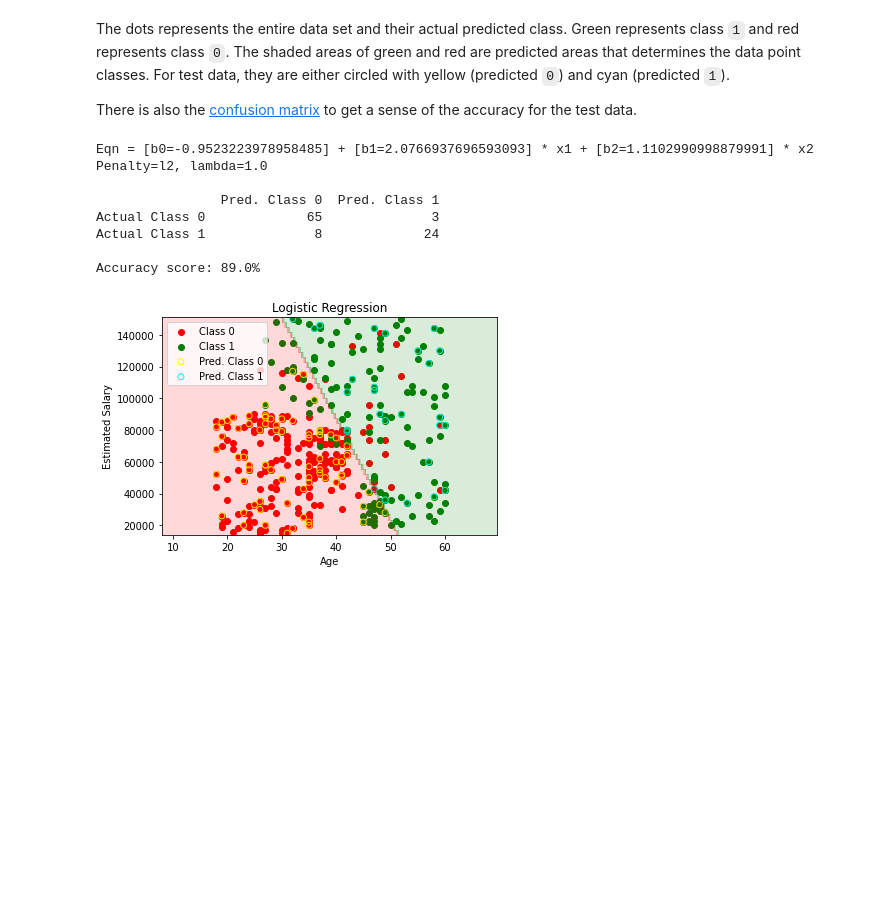
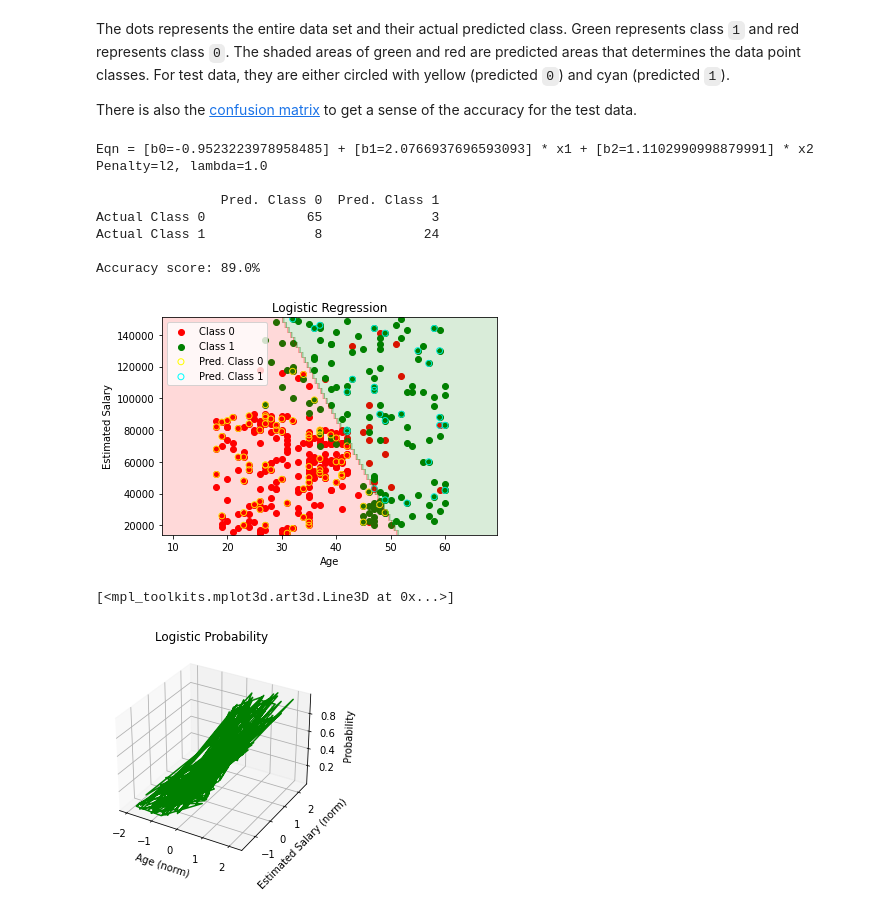
Before and after one commit to oooookk7/machine-learning-a-to-z, a Jupyter notebook: 03/logistic_regression.ipynb, the cells around one changed output. Drawn from its saved outputs; the diff is of its cells as text; code cells hidden in the pictures; blank space fills up the shorter version.

Commit message:
Update logistic regression with hypothesis function

```diff
--- a/03/logistic_regression.ipynb
+++ b/03/logistic_regression.ipynb
@@ -86,30 +86,41 @@ cm = confusion_matrix(y_test, y_prediction)
 
 print(f'Eqn = [b0={model.intercept_[0]}] + [b1={model.coef_[0][0]}] * x1 + [b2={model.coef_[0][1]}] * x2')
 print(f'Penalty={model.get_params()["penalty"]}, lambda={1 / model.get_params()["C"]} \n')
 
 print(pd.DataFrame(cm, columns=['Pred. Class 0', 'Pred. Class 1'], index=['Actual Class 0', 'Actual Class 1']), '\n')
 print(f'Accuracy score: {accuracy_score(y_test, y_prediction) * 100}%')
 
 plt.scatter(x_0['x'], x_0['y'], color='red', label='Class 0')
 plt.scatter(x_1['x'], x_1['y'], color='green', label='Class 1')
 
 plt.scatter(x_test_0['x'], x_test_0['y'], facecolors='none', edgecolors='yellow', label='Pred. Class 0')
 plt.scatter(x_test_1['x'], x_test_1['y'], facecolors='none', edgecolors='cyan', label='Pred. Class 1')
 
 plt.contourf(x1, x2, z, alpha = 0.15, cmap=ListedColormap(('red', 'green')))
 
 plt.title('Logistic Regression')
 plt.xlabel('Age')
 plt.ylabel('Estimated Salary')
 plt.legend()
 plt.show()
+
+# >= 0.5 for 1 and < 0.5 for 0
+plt.figure()
+ax = plt.axes(projection='3d')
+ax.set_title('Logistic Probability')
+ax.set_xlabel('Age (norm)', linespacing=3.2)
+ax.set_ylabel('Estimated Salary (norm)', linespacing=3.1)
+ax.set_zlabel('Probability')
+ax.plot3D(x_train[:,0], x_train[:,1], model.predict_proba(x_train)[:,1], 'green')
 # %% [output]
 Eqn = [b0=-0.9523223978958485] + [b1=2.0766937696593093] * x1 + [b2=1.1102990998879991] * x2
 Penalty=l2, lambda=1.0
 
                 Pred. Class 0  Pred. Class 1
 Actual Class 0             65              3
 Actual Class 1              8             24
 
 Accuracy score: 89.0%
 [figure]
+[<mpl_toolkits.mplot3d.art3d.Line3D at 0x...>]
+[figure, added]
```
